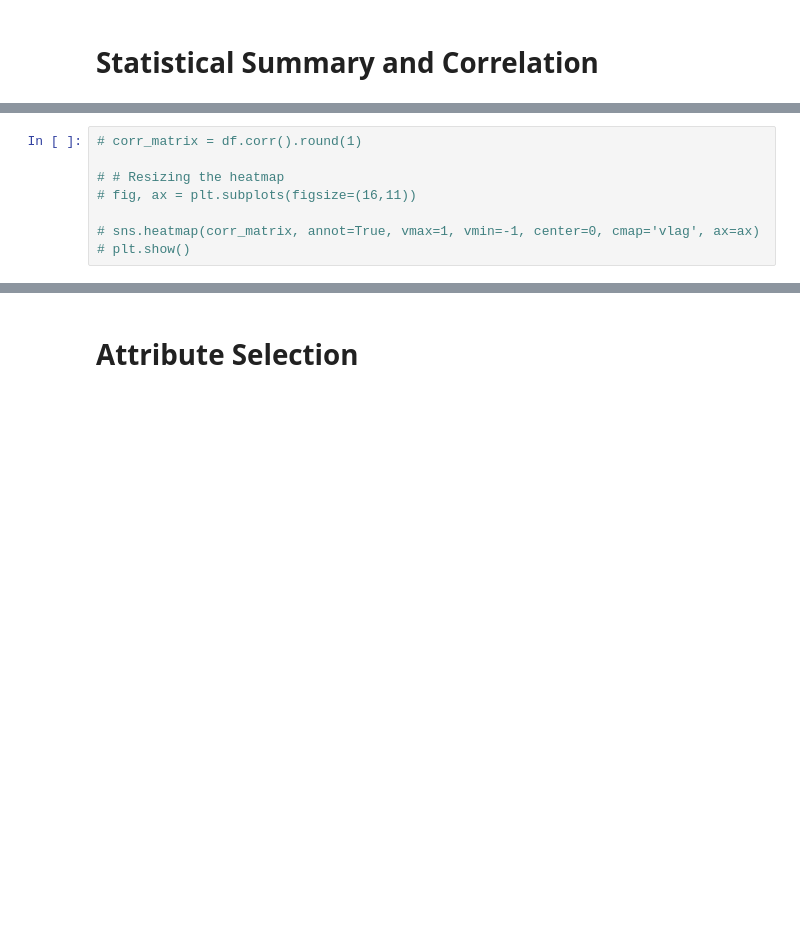
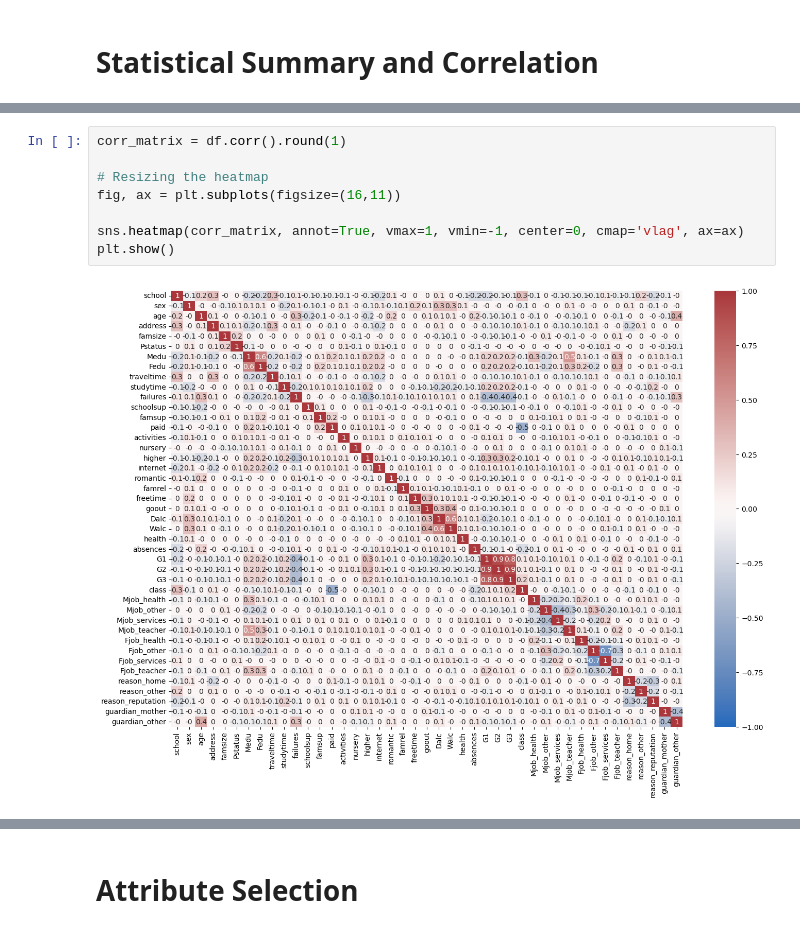
Before and after one commit to DuplexCard/F20DL-Natalia-G4, a Jupyter notebook: lab3.ipynb, the cells around one changed output, grey strips where cells are left out. Drawn from its saved outputs; the diff is of its cells as text; blank space fills up the shorter version.

```diff
--- a/lab3.ipynb
+++ b/lab3.ipynb
@@ -46,11 +54,13 @@ plt.show()
 # %%
-# corr_matrix = df.corr().round(1)
+corr_matrix = df.corr().round(1)
 
-# # Resizing the heatmap
-# fig, ax = plt.subplots(figsize=(16,11))
+# Resizing the heatmap
+fig, ax = plt.subplots(figsize=(16,11))
 
-# sns.heatmap(corr_matrix, annot=True, vmax=1, vmin=-1, center=0, cmap='vlag', ax=ax)
-# plt.show()
+sns.heatmap(corr_matrix, annot=True, vmax=1, vmin=-1, center=0, cmap='vlag', ax=ax)
+plt.show()
+# %% [output]
+[figure, added]
 # %%
 print(df.corr()["G3"].sort_values(ascending = False, key=abs))
 # %% [output]
```
Also changed, not shown: parts of 12 cells of this notebook, 6 other files.
